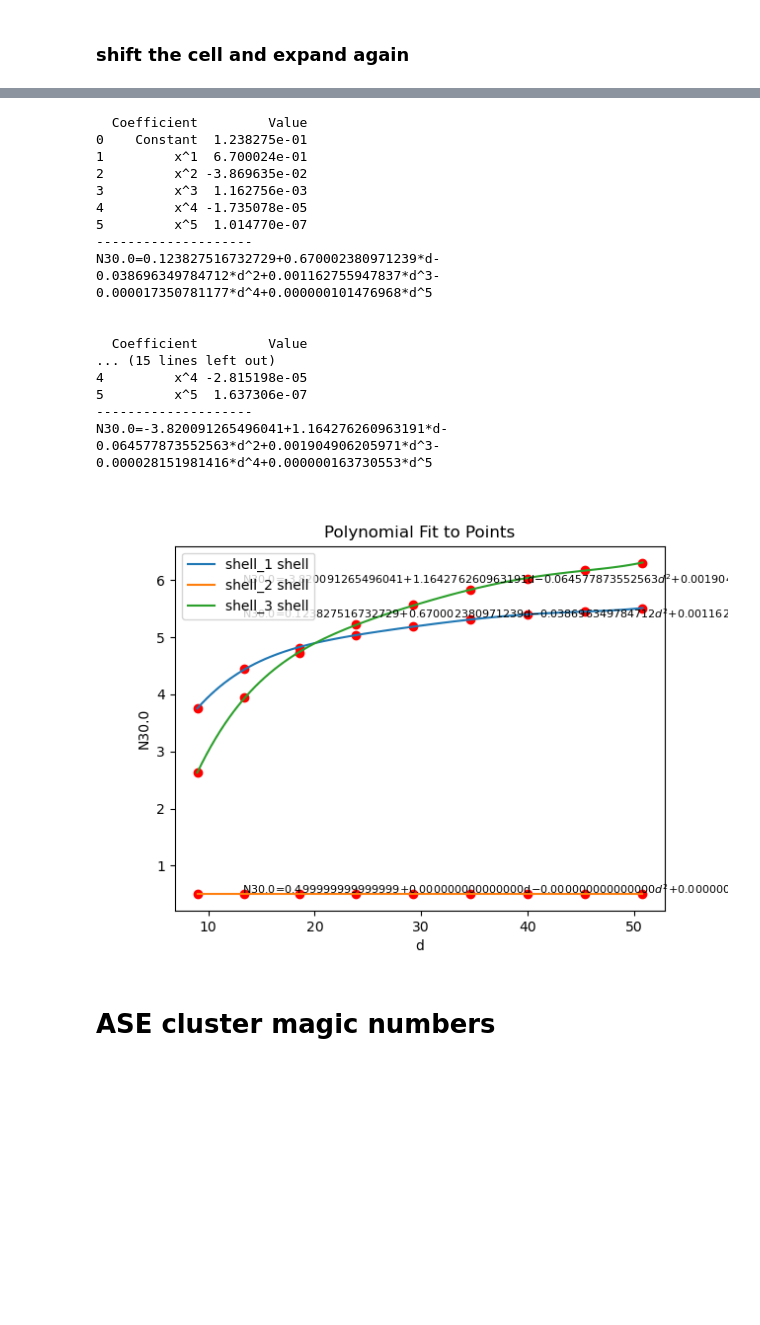
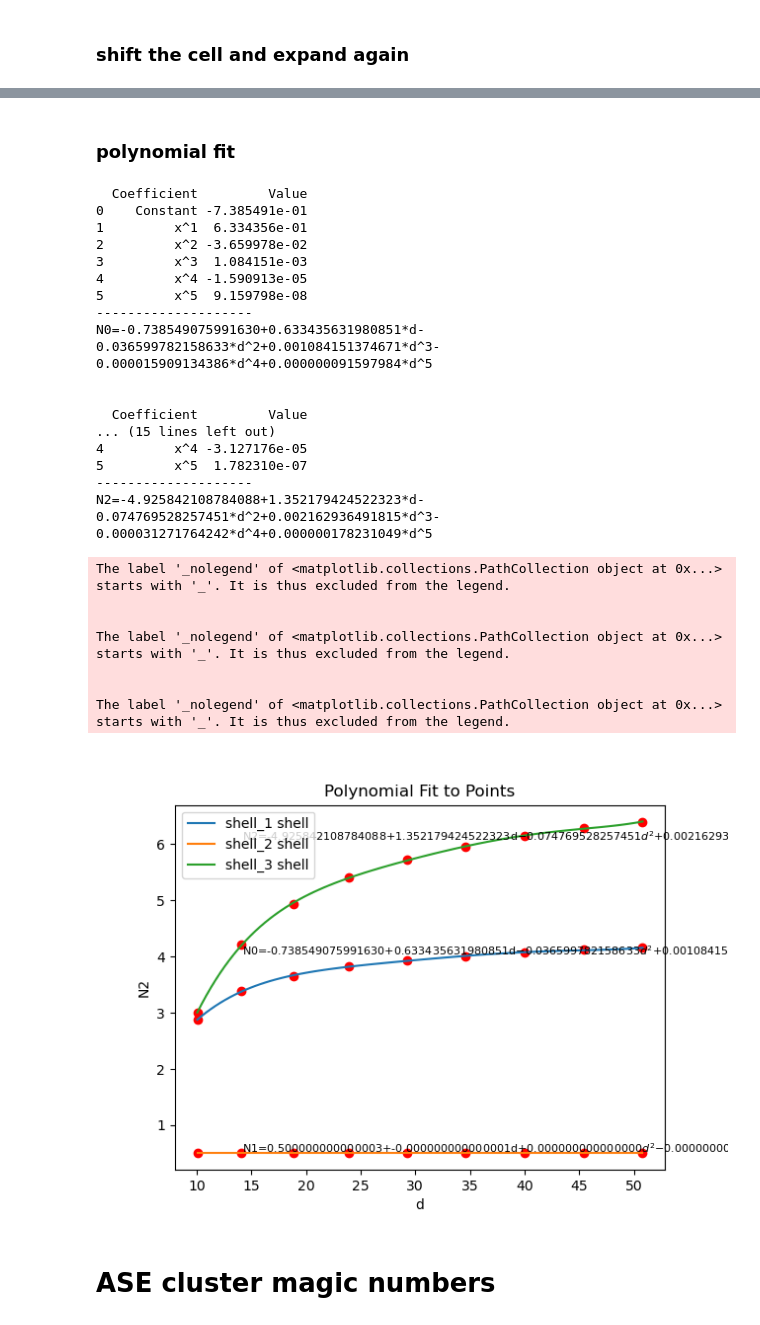
Before and after one commit to Cathyhjj/neighbor, a Jupyter notebook: 20240806_simple_example.ipynb, the cells around one changed output, grey strips where cells are left out. Cells and saved outputs as stored; diff of their text form; code cells hidden in the pictures; blank space fills up the shorter version.

```diff
--- a/20240806_simple_example.ipynb
+++ b/20240806_simple_example.ipynb
@@ -325,0 +246,9 @@ plt.plot(num_atoms_all[shell], sizes_all[shell])
+# %%
+cif_cluster = ClusterNeighbor()
+if fc.value is not None:
+    cif_cluster.load_xyz(path=fc.value)
+else:
+   cif_cluster.load_xyz(path="test_Pt/Pt_foil_2d_xyz.xyz")
+
+cif_cluster.view_xyz(label=False, show_symbol=False)
+cif_cluster.get_cluster_size()
@@ -325,0 +320,14 @@ plt.plot(num_atoms_all[shell], sizes_all[shell])
+# %%
+from neighbor_core import fit_polynomial
+import matplotlib.pyplot as plt
+
+degree = 5
+
+plt.figure()
+for i, shell_i in enumerate(sizes_all.keys()):
+    polynomial = fit_polynomial(np.array(sizes_all[shell_i]),
+                                np.array(CNs_all[shell_i]),
+                                degree=degree, new_figure=False, xlabel="d", ylabel=f"N{i}", )
+
+legend_labels = sum([[ '_nolegend', f'{shell_i} shell'] for shell_i in CNs_all.keys()], [])
+plt.legend(legend_labels);
@@ -391,8 +394,9 @@ defaultdict(<function neighbor_core.ClusterNeighbor._init_parameters.<locals>.<l
 # %% [markdown]
 ### shift the cell and expand again
 # %%
-shifted_positions = cif_cluster.atoms.get_scaled_positions() - 0.3
+shifted_positions = cif_cluster.atoms.get_scaled_positions() +0.3
 cif_cluster.atoms.set_scaled_positions(shifted_positions)
+cif_cluster.refresh_atoms()
 cif_cluster.view_xyz(label=True, show_symbol=True)
 # %% [output]
 [interactive output not drawn]
@@ -513,37 +483,46 @@ defaultdict(<class 'dict'>, {2.0363687259789622: {'average_CN': 5.30612244897959
 ... (6 outputs left out)
+# %% [markdown]
+### polynomial fit
 # %%
 from neighbor_core import fit_polynomial
 import matplotlib.pyplot as plt
 
 degree = 5
 
 plt.figure()
-for shell_i in sizes_all.keys():
+for i, shell_i in enumerate(sizes_all.keys()):
     polynomial = fit_polynomial(np.array(sizes_all[shell_i]),
                                 np.array(CNs_all[shell_i]),
                                 degree=degree, new_figure=False, xlabel="d", ylabel=f"N{i}", )
 
 legend_labels = sum([[ '_nolegend', f'{shell_i} shell'] for shell_i in CNs_all.keys()], [])
 plt.legend(legend_labels);
 # %% [output]
   Coefficient         Value
-0    Constant  1.238275e-01
-1         x^1  6.700024e-01
-2         x^2 -3.869635e-02
-3         x^3  1.162756e-03
-4         x^4 -1.735078e-05
-5         x^5  1.014770e-07
+0    Constant -7.385491e-01
+1         x^1  6.334356e-01
+2         x^2 -3.659978e-02
+3         x^3  1.084151e-03
+4         x^4 -1.590913e-05
+5         x^5  9.159798e-08
 --------------------
-N30.0=0.123827516732729+0.670002380971239*d-0.038696349784712*d^2+0.001162755947837*d^3-0.000017350781177*d^4+0.000000101476968*d^5
+N0=-0.738549075991630+0.633435631980851*d-0.036599782158633*d^2+0.001084151374671*d^3-0.000015909134386*d^4+0.000000091597984*d^5
 
 
   Coefficient         Value
 ... (15 lines left out)
-4         x^4 -2.815198e-05
-5         x^5  1.637306e-07
+4         x^4 -3.127176e-05
+5         x^5  1.782310e-07
 --------------------
-N30.0=-3.820091265496041+1.164276260963191*d-0.064577873552563*d^2+0.001904906205971*d^3-0.000028151981416*d^4+0.000000163730553*d^5
+N2=-4.925842108784088+1.352179424522323*d-0.074769528257451*d^2+0.002162936491815*d^3-0.000031271764242*d^4+0.000000178231049*d^5
+The label '_nolegend' of <matplotlib.collections.PathCollection object at 0x...> starts with '_'. It is thus excluded from the legend.
+
+
+The label '_nolegend' of <matplotlib.collections.PathCollection object at 0x...> starts with '_'. It is thus excluded from the legend.
+
+
+The label '_nolegend' of <matplotlib.collections.PathCollection object at 0x...> starts with '_'. It is thus excluded from the legend.
-[figure, old version]
+[figure, new version]
 # %% [markdown]
 # ASE cluster magic numbers
 # %%
```
Also changed, not shown: parts of 25 cells of this notebook.
